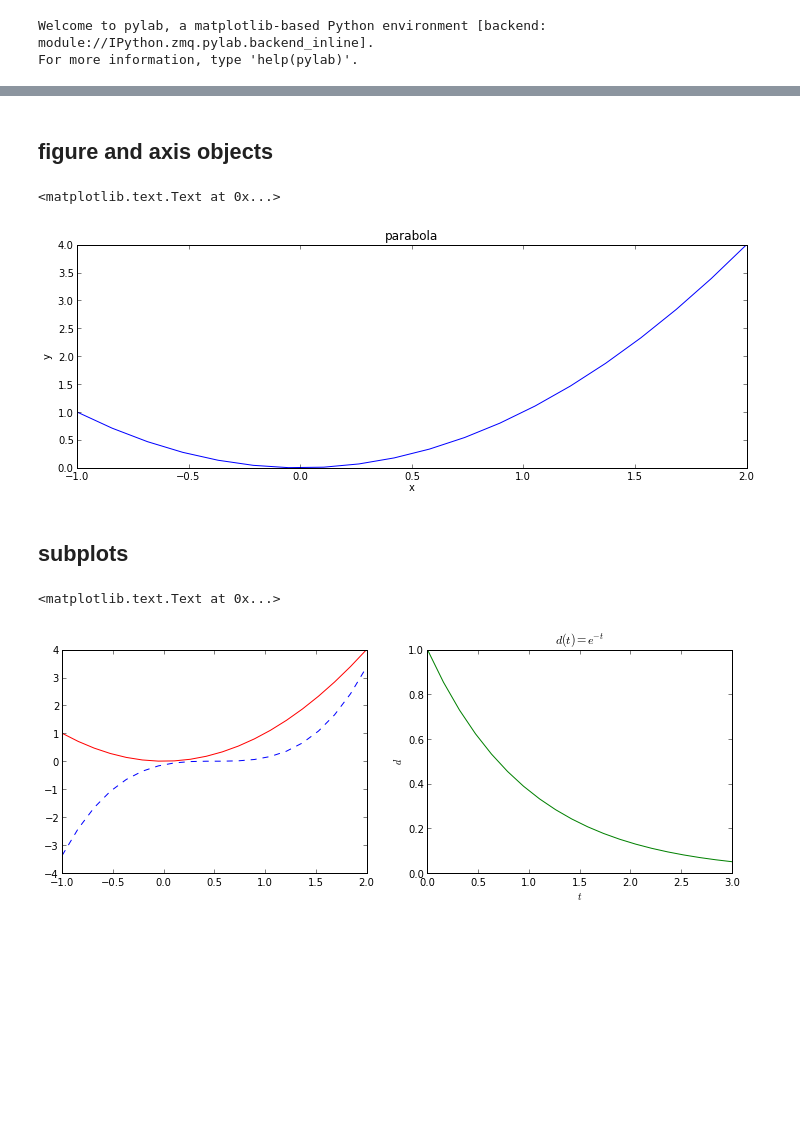
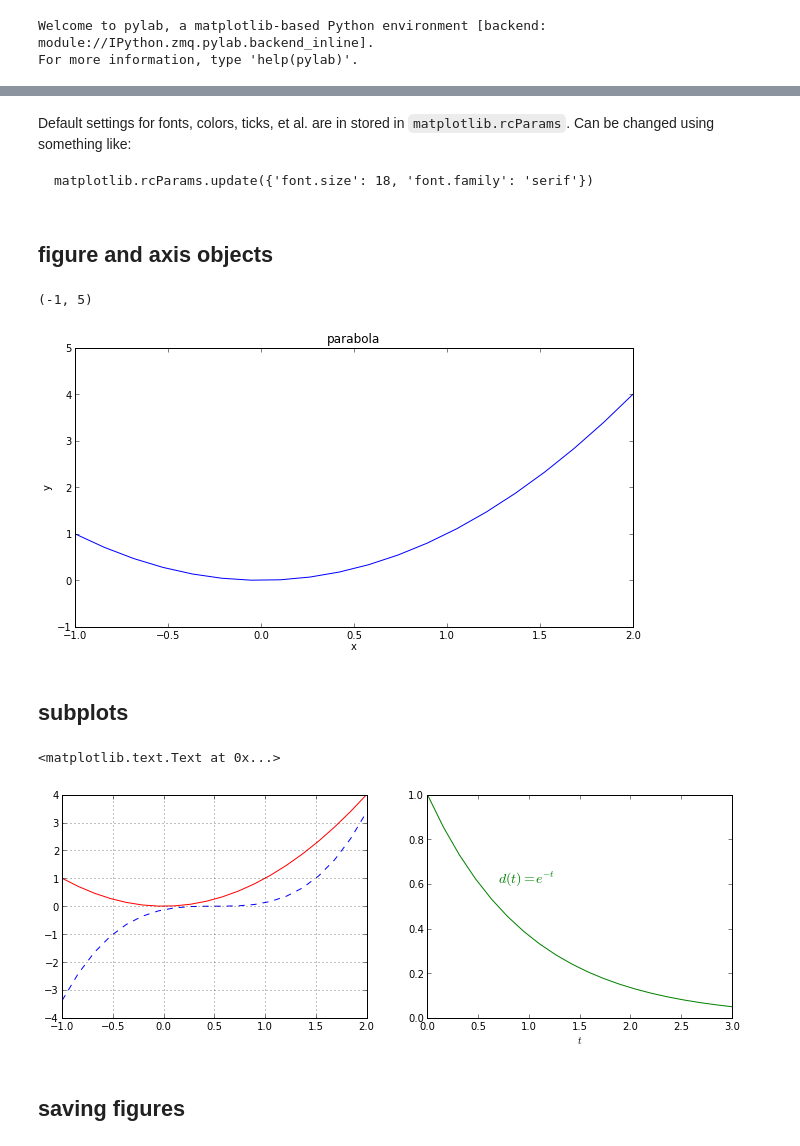
Before and after one commit to vanzaj/pyconsg2013-tut, a Jupyter notebook: ipynb/04-More-MPL.ipynb, the cells around one changed output, grey strips where cells are left out. Saved outputs shown, nothing was run; the diff lists cells and outputs as text; code cells hidden in the pictures; blank space fills up the shorter version.

```diff
--- a/ipynb/04-More-MPL.ipynb
+++ b/ipynb/04-More-MPL.ipynb
@@ -8,27 +19,33 @@ x = linspace(-1, 2, 20)
+# %% [markdown]
+Default settings for fonts, colors, ticks, et al. are in stored in `matplotlib.rcParams`. Can be changed using something like:
+
+    matplotlib.rcParams.update({'font.size': 18, 'font.family': 'serif'})
 # %% [markdown]
 ## figure and axis objects
 # %%
-fig, ax = plt.subplots(figsize=(12,4))
-
+fig, ax = plt.subplots(figsize=(10,5))
 ax.plot(x, x**2)
 ax.set_xlabel('x')
 ax.set_ylabel('y')
 ax.set_title('parabola')
+ax.set_ylim(-1,5)
+# fig.show()   # for non-inline backend
 # %% [output]
-<matplotlib.text.Text at 0x...>
+(-1, 5)
-[figure, old version]
+[figure, new version]
 # %% [markdown]
 ## subplots
 # %%
 fig, ax = plt.subplots(nrows=1, ncols=2, figsize=(12,4))
-
 ax[0].plot(x, x**2, 'r', x, (x-0.5)**3, 'b--')
+ax[0].grid(True)
 ax[1].plot(x+1, exp(-(x+1)), 'g')
 ax[1].set_xlabel('$t$')
-ax[1].set_ylabel('$d$')
-ax[1].set_title('$d(t) = e^{-t}$')
+ax[1].text(0.7, 0.6, '$d(t) = e^{-t}$', fontsize=14, color='green')
 # %% [output]
 <matplotlib.text.Text at 0x...>
-[figure, old version]
+[figure, new version]
+# %% [markdown]
+## saving figures
 # %%
 fig.savefig('data/mpl_figure.png')
```
Also changed, not shown: parts of 11 cells of this notebook, 3 other files.
